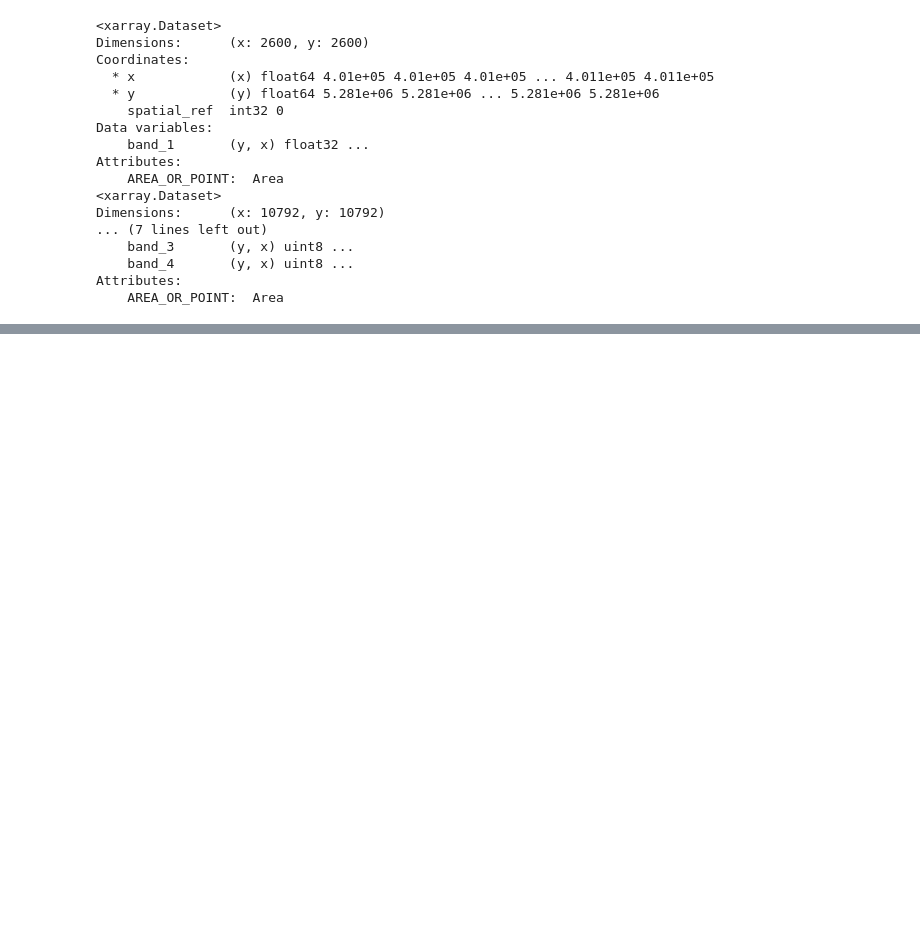
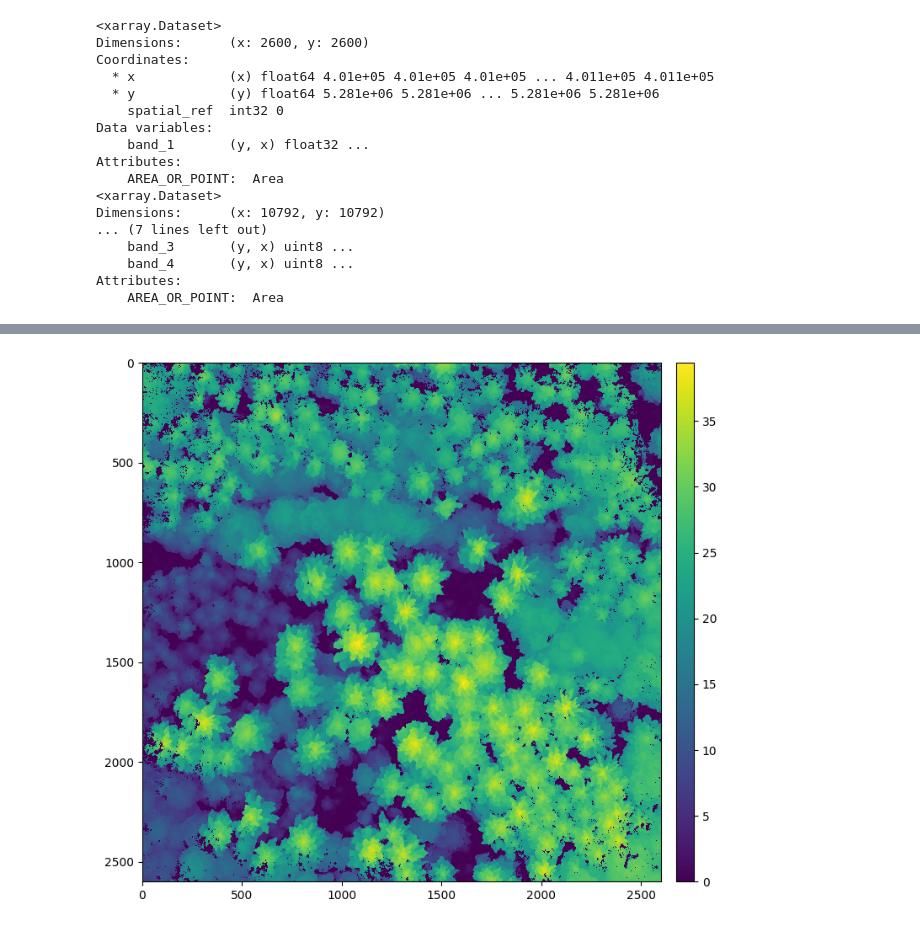
Before and after one commit to FloFranz/canopy_height_prediction, a Jupyter notebook: scripts/preprocessing.ipynb, the cells around one changed output, grey strips where cells are left out. Drawn from its saved outputs; the diff is of its cells as text; code cells hidden in the pictures; blank space fills up the shorter version.

```diff
--- a/scripts/preprocessing.ipynb
+++ b/scripts/preprocessing.ipynb
@@ -55,11 +127,3 @@ Dimensions:      (x: 10792, y: 10792)
     band_4       (y, x) uint8 ...
 Attributes:
     AREA_OR_POINT:  Area
-# %%
-# assign NaN values to the nDSM
-ndsm['band_1'] = ndsm['band_1'].where(ndsm['band_1'] != np.float32(-3.4e+38), np.nan)
-
-# set _FillValue to NaN
-fill_value_attrs = {'_FillValue': np.nan}
-ndsm['band_1'].attrs.update(fill_value_attrs)
-ndsm
@@ -127,0 +136,7 @@ new dimension ortho: 2600
+# %%
+plt.figure(figsize=(12,8))
+im = plt.imshow(ndsm['band_1'], cmap='viridis', interpolation='none')
+plt.colorbar(im, aspect=30, pad = 0.02)
+plt.savefig(output_dir / 'example_ndsm.png')
+# %% [output]
+[figure, added]
```
Also changed, not shown: parts of 11 cells of this notebook.
